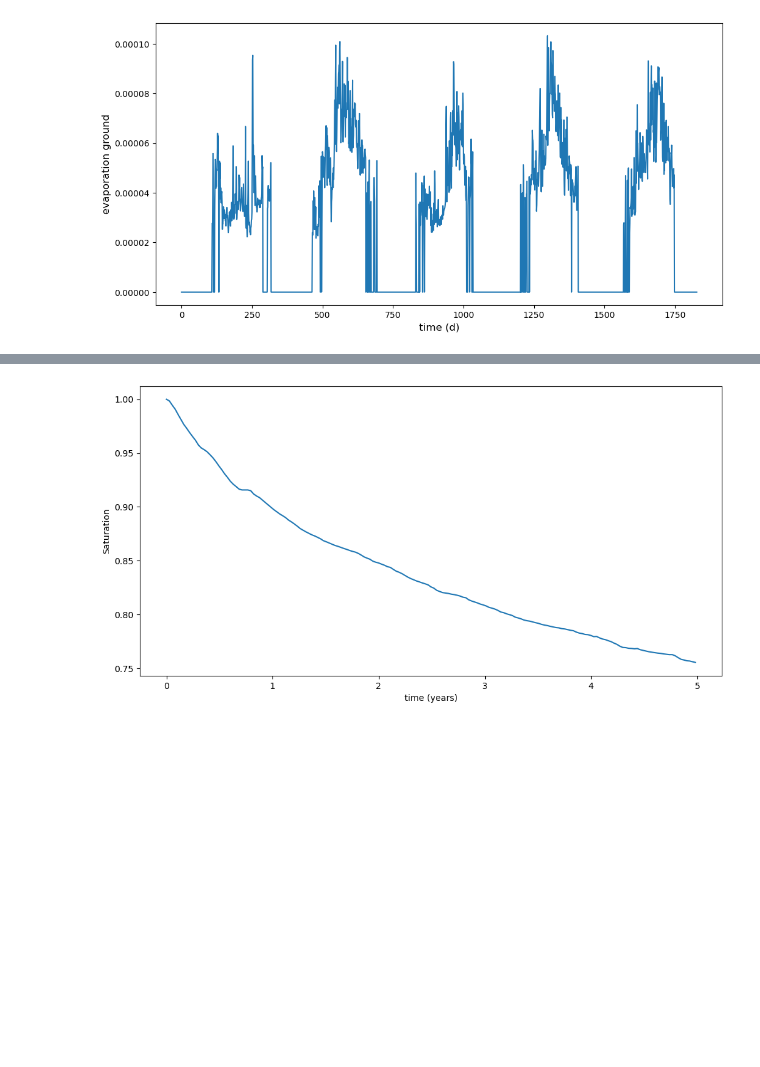
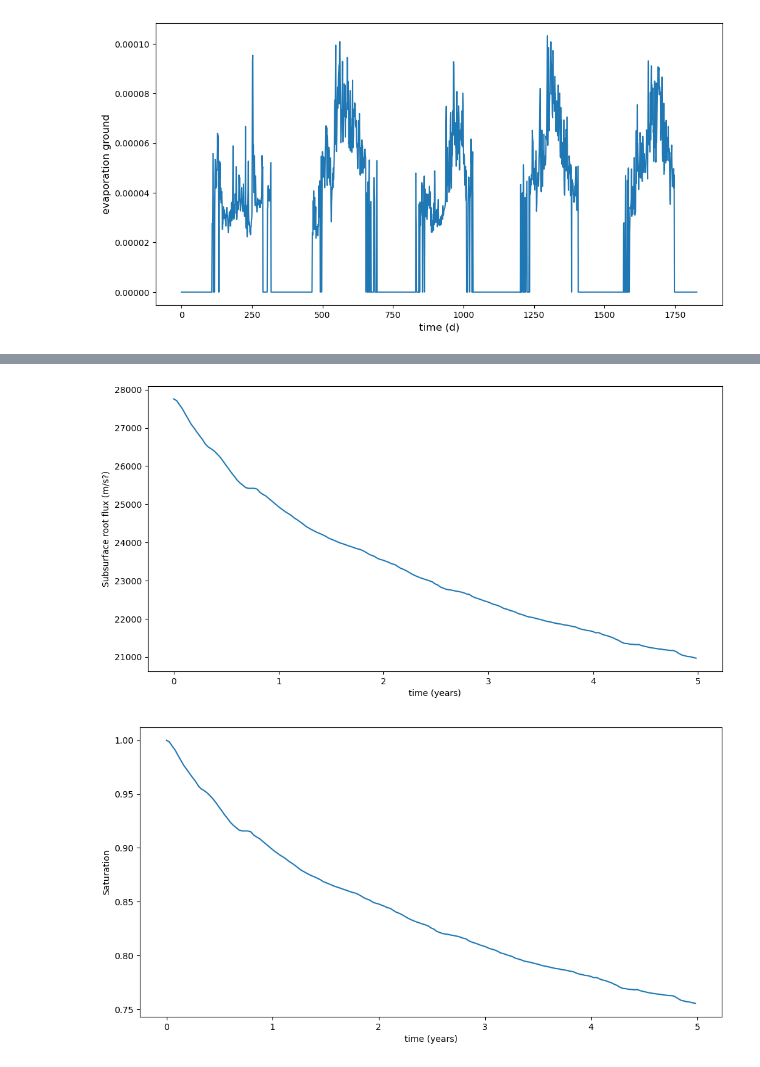
Before and after one commit to AndrewGraus/ATS-EcoSIM-demos, a Jupyter notebook: jupyter_notebooks/root_flux_test.ipynb, the cells around one changed output, grey strips where cells are left out. Cells and saved outputs as stored; diff of their text form; code cells hidden in the pictures; blank space fills up the shorter version.

Commit message:
Added root flux test xml file and notebook
This update adds a root flux test which takes a fully saturated column
and runs the prescribed phenology on it to test uptake and ET.

```diff
--- a/jupyter_notebooks/root_flux_test.ipynb
+++ b/jupyter_notebooks/root_flux_test.ipynb
@@ -42,0 +36,14 @@ plt.show()
+# %%
+vis = ats_xdmf.VisFile("../Phenology_calibration/root_test_ET_obs/")
+vis_surf = ats_xdmf.VisFile("../Phenology_calibration/root_test_ET_obs/", domain="surface")
+
+root_flux = vis.getArray('subsurface_ecosim_water_source')
+
+total_flux = np.sum(root_flux,axis=1)
+time = vis.times
+
+plt.figure(figsize=(12,6))
+plt.plot(time,total_flux)
+plt.xlabel("time (years)")
+plt.ylabel("Subsurface root flux (m/s?)")
+plt.show()
@@ -43,3 +52,14 @@ plt.show()
+# %%
+WC = vis.getArray('water_content')
+WC_top = WC[:,-1]
+
+plt.figure(2,figsize=(12,6))
+plt.plot(time,WC_top)
+plt.xlabel("time (years)")
+plt.ylabel("Subsurface root flux (m/s?)")
+plt.show()
+# %% [output]
+[figure, added]
 # %%
 saturation_l = vis.getArray('saturation_liquid')
 # %%
```
Also changed, not shown: parts of 3 cells of this notebook, 1 other file.
